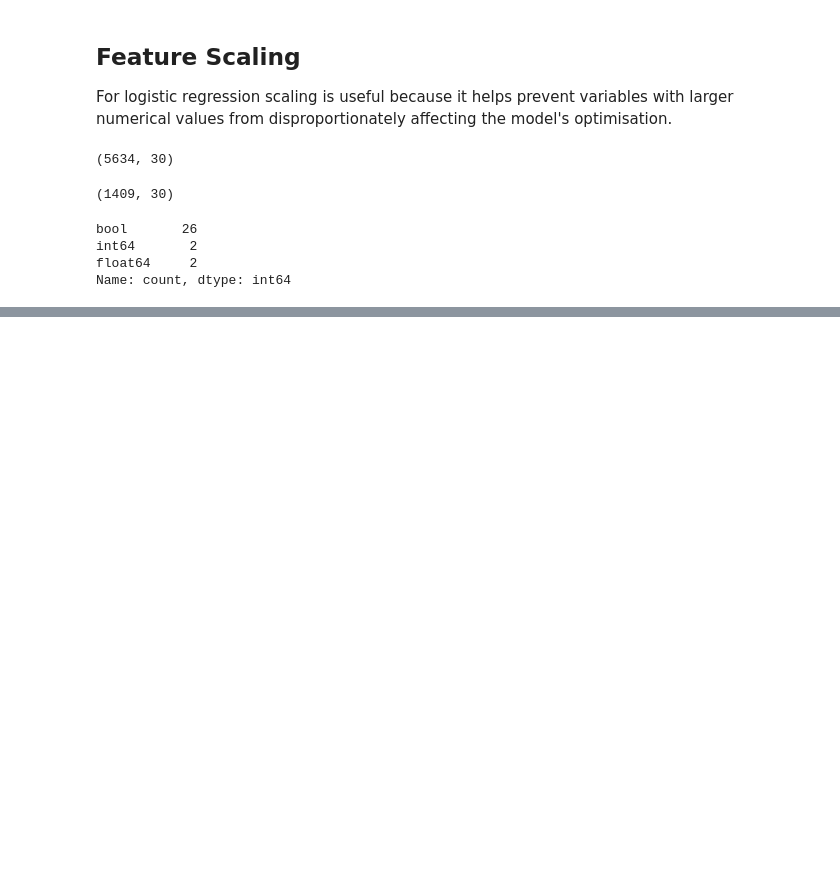
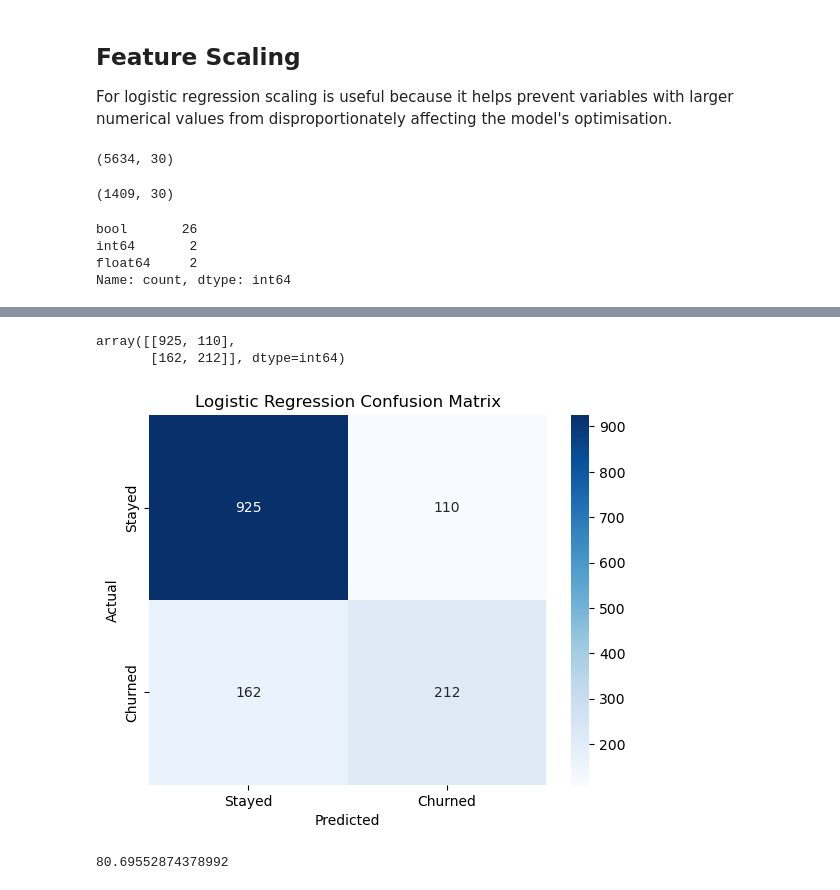
Before and after one commit to Moyo3011/customer-churn-prediction, a Jupyter notebook: customer_churn_analysis.ipynb, the cells around one changed output, grey strips where cells are left out. Saved outputs shown, nothing was run; the diff lists cells and outputs as text; code cells hidden in the pictures; blank space fills up the shorter version.

```diff
--- a/customer_churn_analysis.ipynb
+++ b/customer_churn_analysis.ipynb
@@ -537,0 +606,6 @@ Name: count, dtype: int64
+# %%
+from sklearn.preprocessing import StandardScaler
+
+scaler = StandardScaler()
+X_train_scaled = scaler.fit_transform(X_train)
+X_test_scaled = scaler.transform(X_test)
@@ -537,0 +620,2 @@ Name: count, dtype: int64
+# %%
+logistic_model.fit(X_train_scaled, y_train)
@@ -537,0 +624,2 @@ Name: count, dtype: int64
+# %%
+y_pred = logistic_model.predict(X_test_scaled)
@@ -537,0 +684,28 @@ Name: count, dtype: int64
+# %%
+from sklearn.metrics import confusion_matrix
+cm = confusion_matrix(y_test, y_pred)
+cm
+# %% [output]
+array([[925, 110],
+       [162, 212]], dtype=int64)
+# %%
+import seaborn as sns
+import matplotlib.pyplot as plt
+sns.heatmap(
+    cm,
+    annot=True,
+    fmt="d",
+    cmap="Blues",
+    xticklabels=["Stayed", "Churned"],
+    yticklabels=["Stayed", "Churned"])
+plt.xlabel("Predicted")
+plt.ylabel("Actual")
+plt.title("Logistic Regression Confusion Matrix")
+plt.show()
+# %% [output]
+[figure, added]
+# %%
+accuracy = accuracy_score(y_test, y_pred)
+accuracy * 100
+# %% [output]
+80.69552874378992
```
Also changed, not shown: parts of 55 cells of this notebook.
